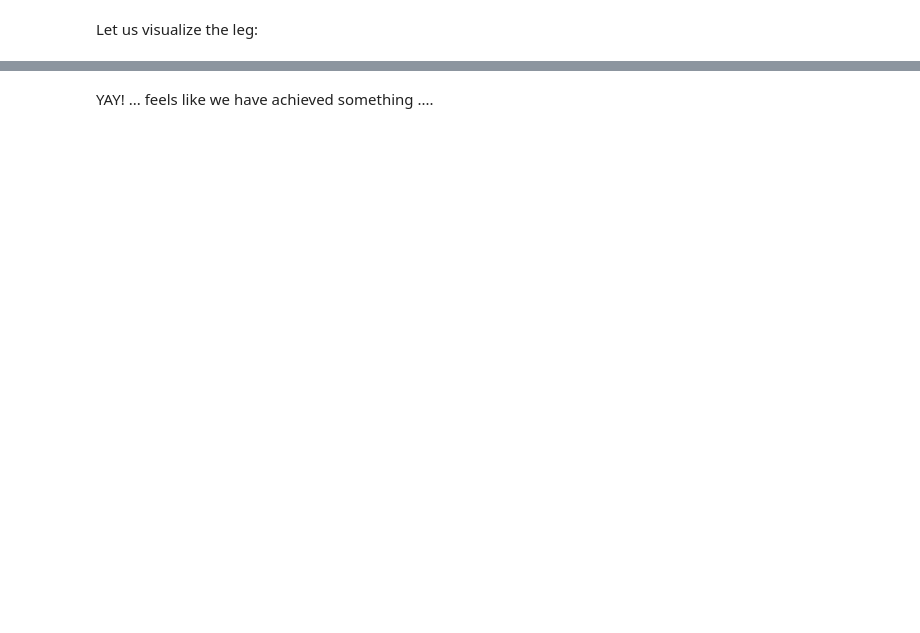
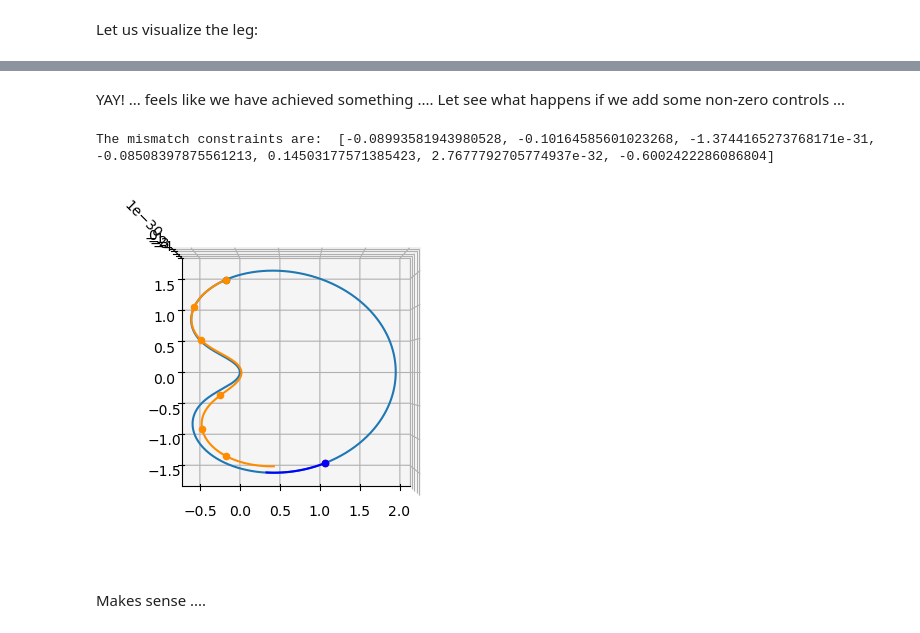
Before and after one commit to esa/kep3, a Jupyter notebook: doc/notebooks/leg_zoh.ipynb, the cells around one changed output, grey strips where cells are left out. Cells and saved outputs as stored; diff of their text form; code cells hidden in the pictures; blank space fills up the shorter version.

```diff
--- a/doc/notebooks/leg_zoh.ipynb
+++ b/doc/notebooks/leg_zoh.ipynb
@@ -306,2 +306,30 @@ ax.view_init(90,-90)
 # %% [markdown]
 YAY! ... feels like we have achieved something ....
+Let see what happens if we add some non-zero controls ...
+# %%
+# Instantiate the leg
+tgrid = np.linspace(ts, tf, nseg + 1)
+controls = [0.3, 0.1, 0.1, 0] * nseg # no thrust
+leg_cr3bp = pk.leg.zoh(xs, controls, xf, tgrid, cut=cut, tas=[ta_cr3bp, ta_cr3bp_var])
+print("The mismatch constraints are: ", leg_cr3bp.compute_mismatch_constraints())
+# %% [output]
+The mismatch constraints are:  [-0.08993581943980528, -0.10164585601023268, -1.3744165273768171e-31, -0.08508397875561213, 0.14503177571385423, 2.7677792705774937e-32, -0.6002422286086804]
+# %%
+ax = pk.plot.make_3Daxis()
+ax.plot(sol[:,0], sol[:,1], sol[:,2])
+ax.scatter3D(xs[0], xs[1], xs[2], c='red', s=20)
+ax.scatter3D(xf[0], xf[1], xf[2], c='green', s=20)
+
+fwd, bck = leg_cr3bp.get_state_info(N=100)
+for segment in fwd:
+    ax.scatter(segment[0,0], segment[0,1], segment[0,2], c = 'blue')
+    ax.plot(segment[:,0], segment[:,1], segment[:,2], c= 'blue')
+for segment in bck:
+    ax.scatter(segment[0,0], segment[0,1], segment[0,2], c = 'darkorange')
+    ax.plot(segment[:,0], segment[:,1], segment[:,2], c= 'darkorange')
+
+ax.view_init(90,-90)
+# %% [output]
+[figure, added]
+# %% [markdown]
+Makes sense ....
```
Also changed, not shown: parts of 8 cells of this notebook.
